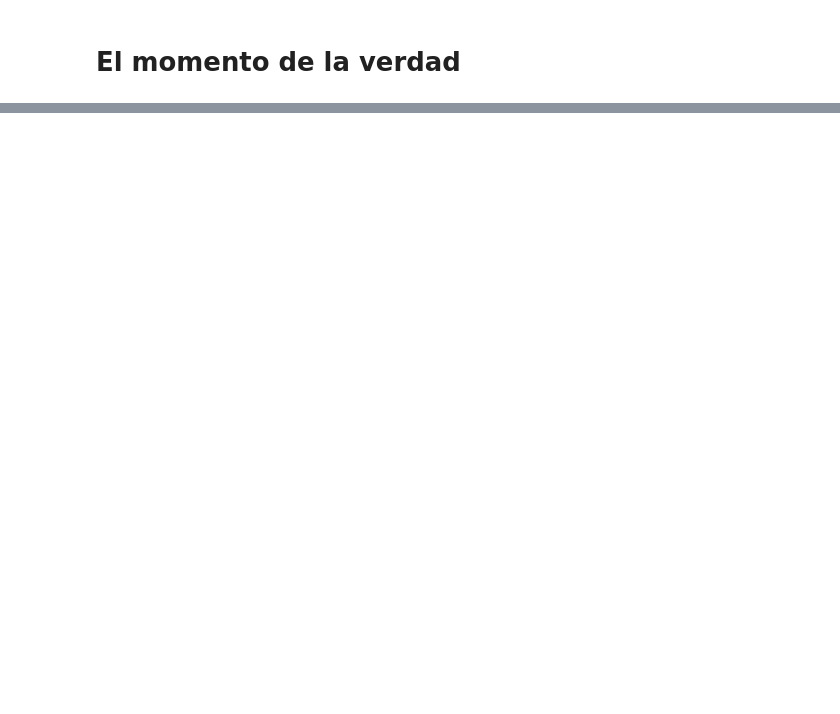
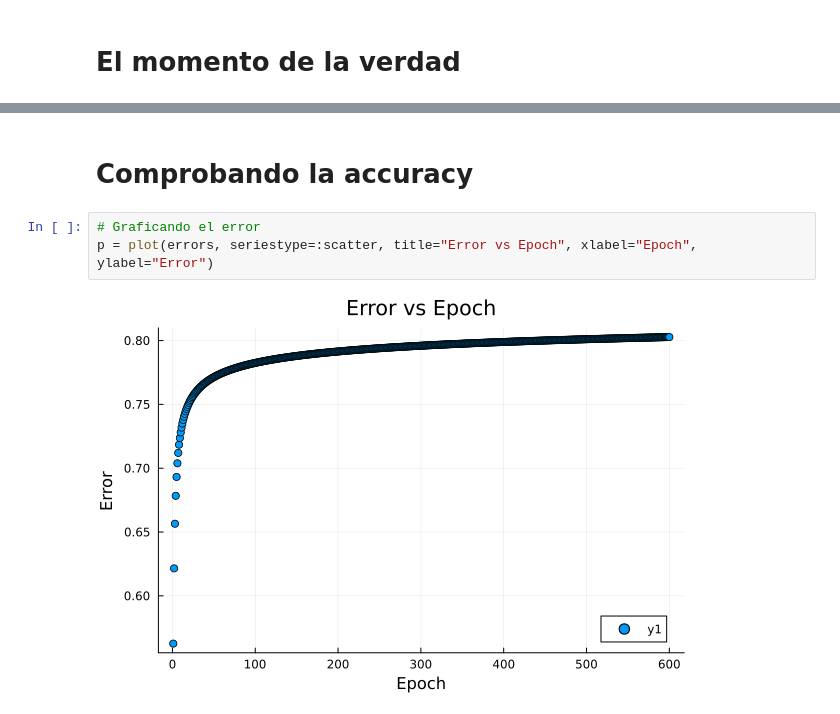
Before and after one commit to 00sen/JuliaLinearRegressionProject, a Jupyter notebook: dam.ipynb, the cells around one changed output, grey strips where cells are left out. Drawn from its saved outputs; the diff is of its cells as text; blank space fills up the shorter version.

```diff
--- a/dam.ipynb
+++ b/dam.ipynb
@@ -521,0 +541,7 @@ Closest candidates are:
+# %% [markdown]
+# Comprobando la accuracy
+# %%
+# Graficando el error
+p = plot(errors, seriestype=:scatter, title="Error vs Epoch", xlabel="Epoch", ylabel="Error")
+# %% [output]
+[figure, added]
```
Also changed, not shown: parts of 22 cells of this notebook, 1 other file.
